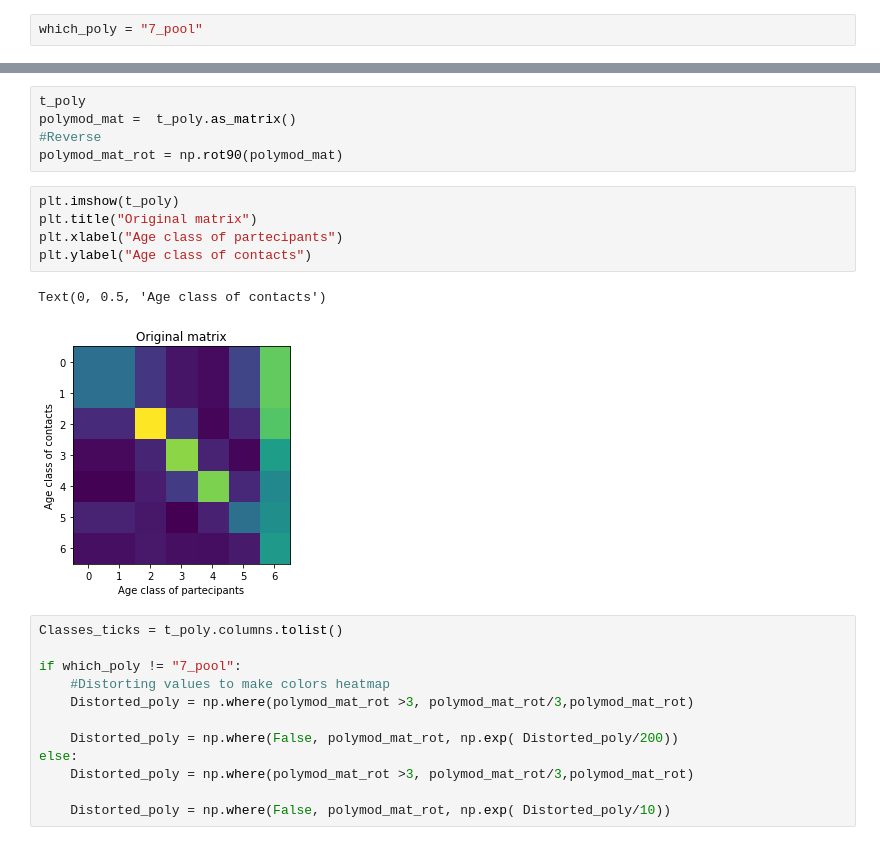
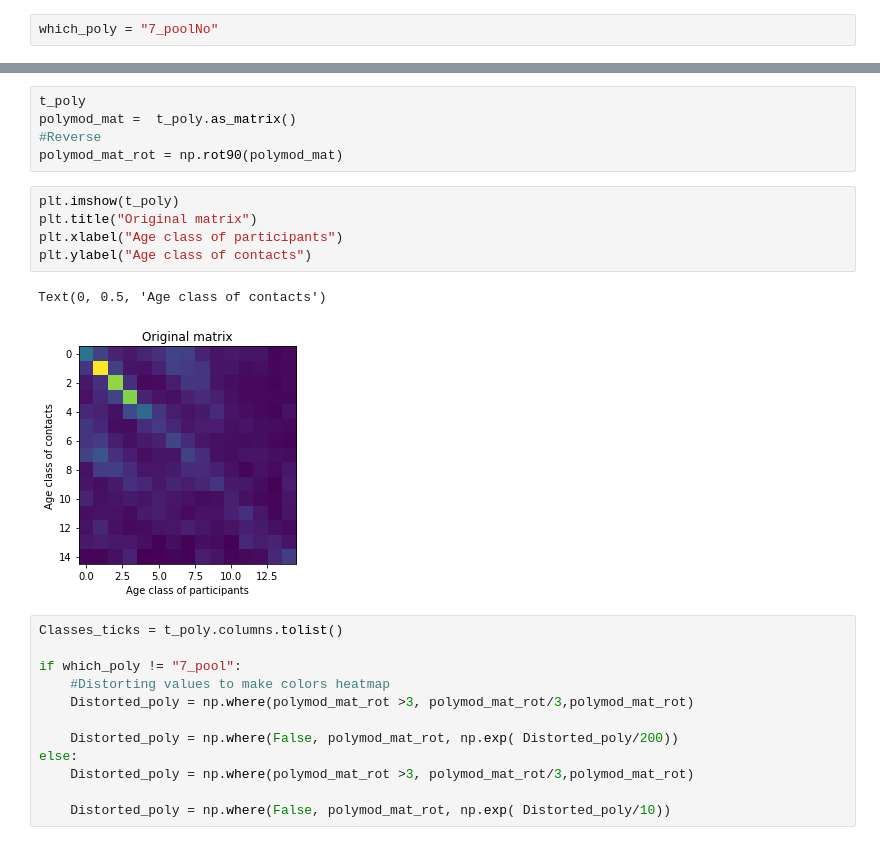
Before and after one commit to dhelekal/EpiRSG2020, a Jupyter notebook: data_nb/Polymod.ipynb, the cells around one changed output, grey strips where cells are left out. Drawn from its saved outputs; the diff is of its cells as text.

```diff
--- a/data_nb/Polymod.ipynb
+++ b/data_nb/Polymod.ipynb
@@ -7,7 +7,7 @@ import pandas as pd
 import matplotlib.pyplot as plt
 import numpy as np
 # %%
-which_poly = "7_pool"
+which_poly = "7_poolNo"
 # %%
 if which_poly != "7_pool":
     Polymod_data = pd.read_csv("./Physical_Contacts_Polymod.csv", header = 1, index_col = 0)
@@ -42,11 +50,11 @@ polymod_mat_rot = np.rot90(polymod_mat)
 # %%
 plt.imshow(t_poly)
 plt.title("Original matrix")
-plt.xlabel("Age class of partecipants")
+plt.xlabel("Age class of participants")
 plt.ylabel("Age class of contacts")
 # %% [output]
 Text(0, 0.5, 'Age class of contacts')
-[figure, old version]
+[figure, new version]
 # %%
 Classes_ticks = t_poly.columns.tolist()
 
```
Also changed, not shown: parts of 2 cells of this notebook, 4 other files.
